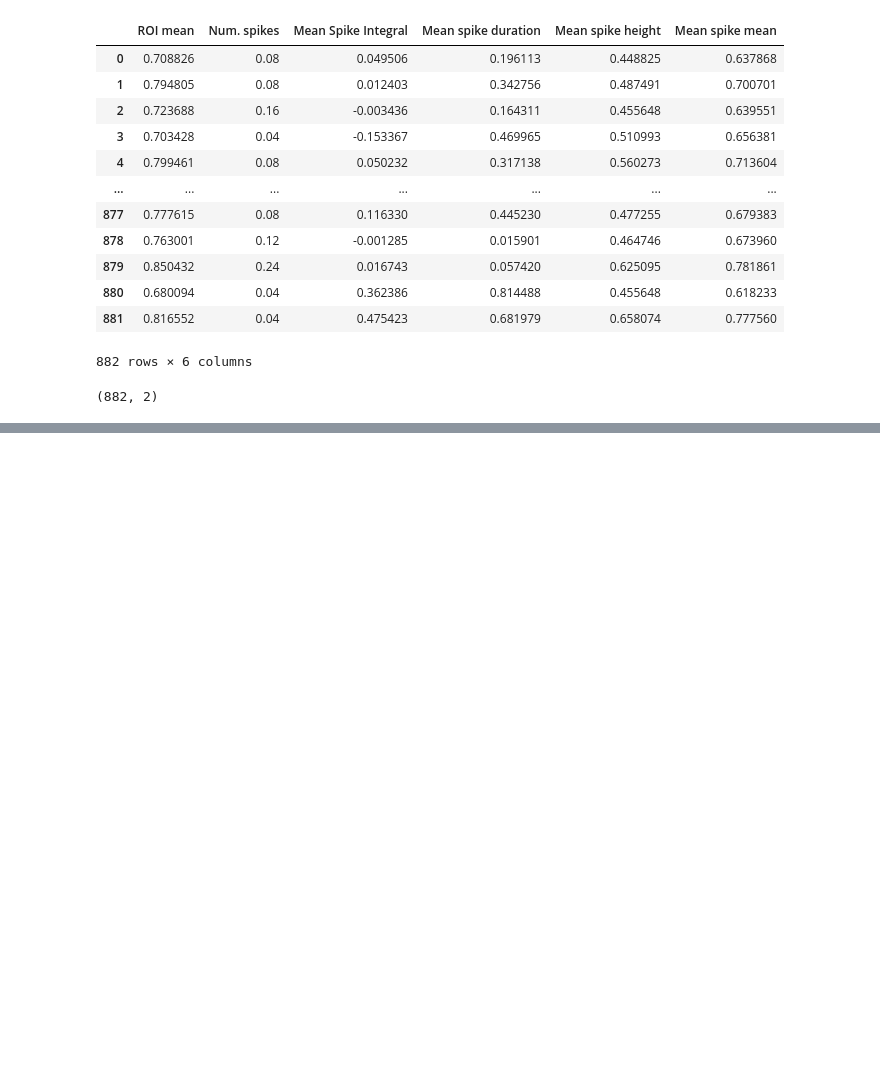
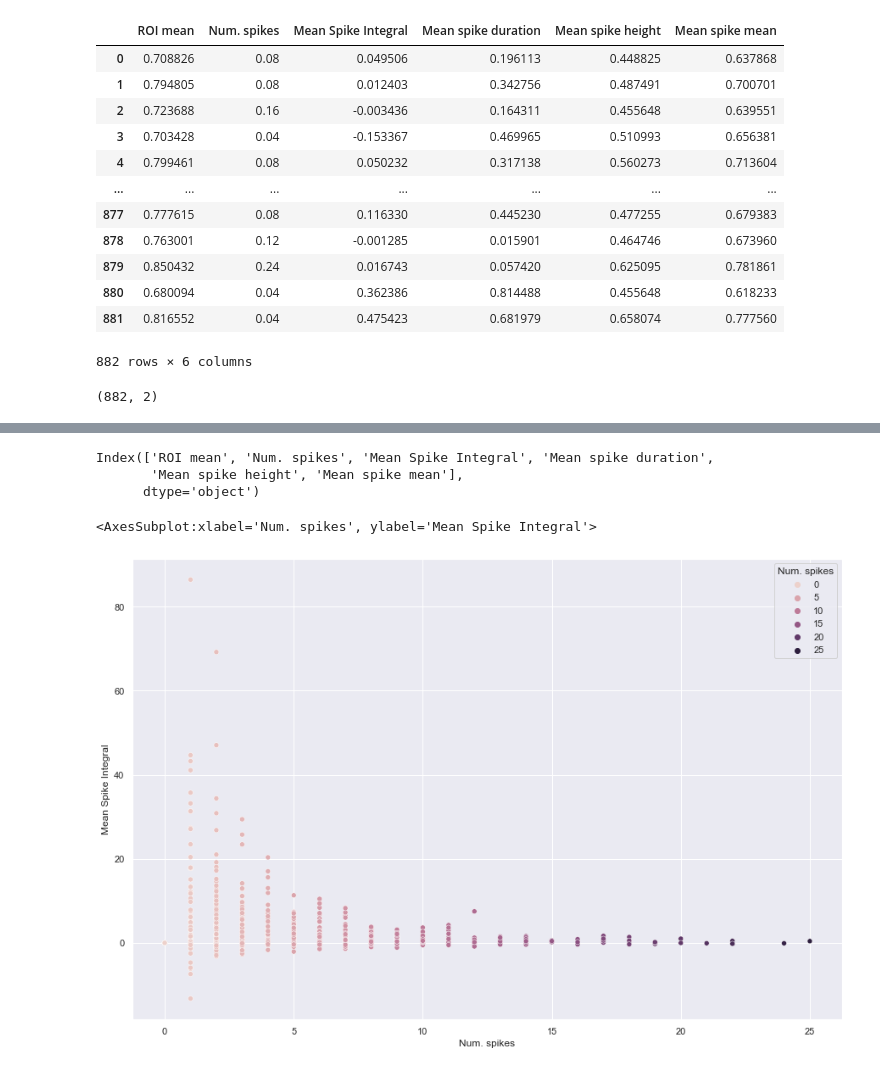
Before and after one commit to jlifferth/Research_Analyst_Playground, a Jupyter notebook: calcium_oscillation/feature_discovery_playground.ipynb, the cells around one changed output, grey strips where cells are left out. Drawn from its saved outputs; the diff is of its cells as text; code cells hidden in the pictures; blank space fills up the shorter version.

Commit message:
summary stats on small sample from each cateogry, scatterplot of num. spikes, mean duration, and mean integral

```diff
--- a/calcium_oscillation/feature_discovery_playground.ipynb
+++ b/calcium_oscillation/feature_discovery_playground.ipynb
@@ -1200,0 +1222,13 @@ sns.scatterplot(x=x_2, y=y_2)
+# %%
+parameter_df_2.columns
+# %% [output]
+Index(['ROI mean', 'Num. spikes', 'Mean Spike Integral', 'Mean spike duration',
+       'Mean spike height', 'Mean spike mean'],
+      dtype='object')
+# %%
+plt.figure(figsize=(15,10))
+sns.scatterplot(x=parameter_df_2[parameter_df_2.columns[1]], y=parameter_df_2[parameter_df_2.columns[2]],
+                hue=parameter_df_2[parameter_df_2.columns[1]])
+# %% [output]
+<AxesSubplot:xlabel='Num. spikes', ylabel='Mean Spike Integral'>
+[figure, added]
```
Also changed, not shown: parts of 37 cells of this notebook.
